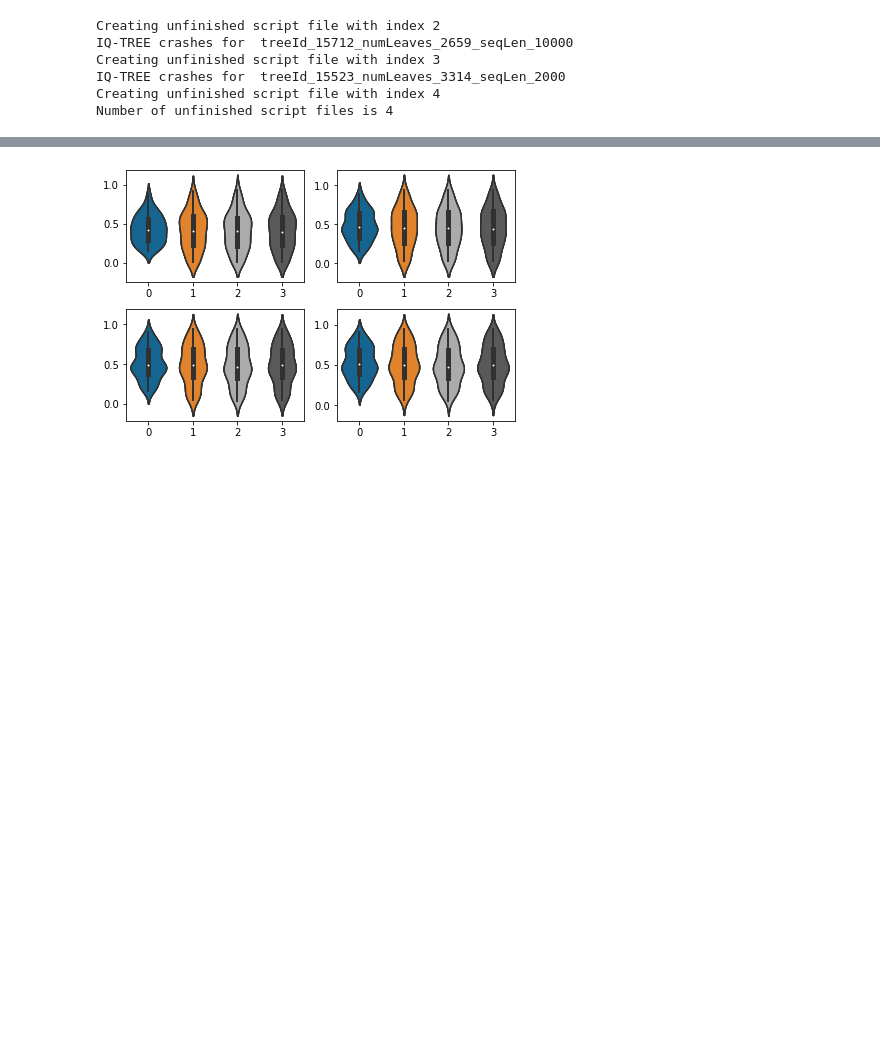
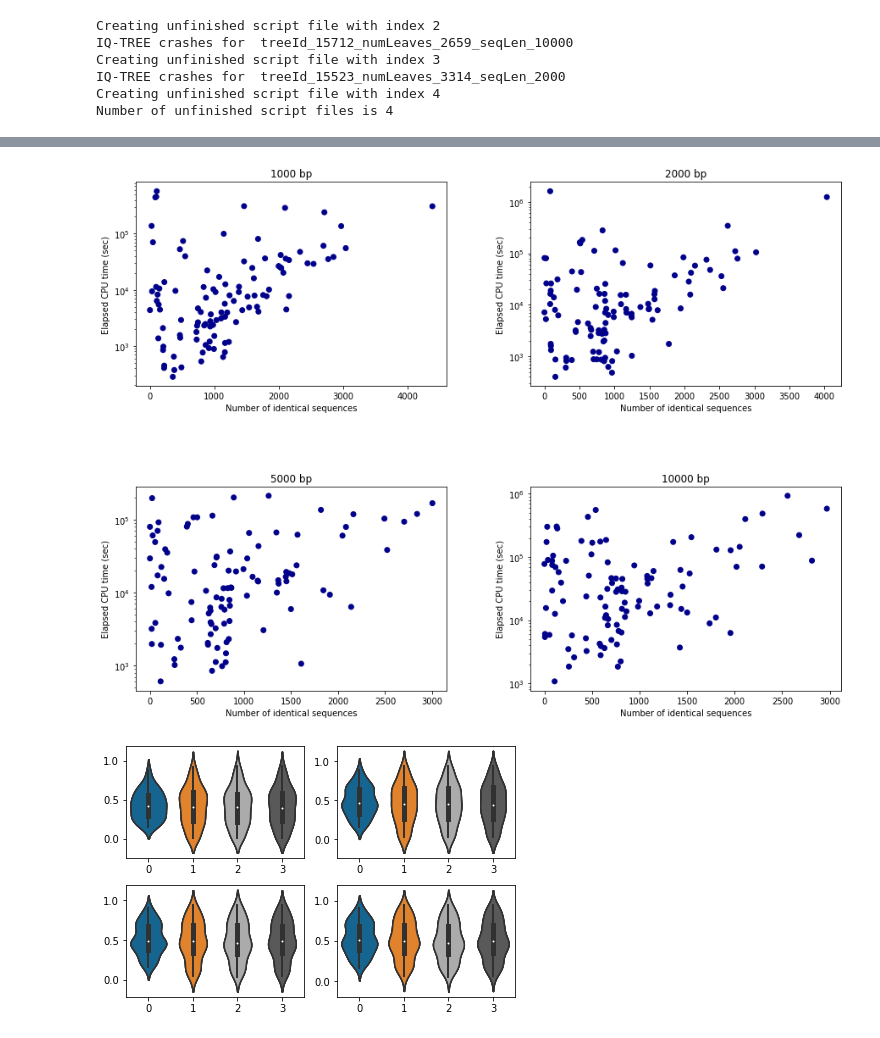
Before and after one commit to prabhavk/mst-backbone-repo, a Jupyter notebook: simulation_results.ipynb, the cells around one changed output, grey strips where cells are left out. Cells and saved outputs as stored; diff of their text form; code cells hidden in the pictures; blank space fills up the shorter version.

```diff
--- a/simulation_results.ipynb
+++ b/simulation_results.ipynb
@@ -522,0 +590,6 @@ log file exists
+# %%
+# correlation of run time vs num identical sequences
+from scipy.stats import pearsonr
+method = "mstbackbone"
+for seq_len in seqlen_list:
+    print ("Correlation for seq_len", seq_len," is ", pearsonr(dupl_seq_seq_len_method[seq_len][method], run_times_seq_len_method[seq_len][method]))
@@ -523,3 +601,77 @@ log file exists
+# %%
+# Plot run times vs num identical sequences
+import matplotlib
+from matplotlib.colors import ListedColormap
+import matplotlib.pyplot as plt
+from matplotlib.rcsetup import cycler
+# cmap = ListedColormap(["darkblue","black","fuchsia","orange"])
+# plt.rcParams['axes.prop_cycle'] = plt.cycler('color', cmap)
+# plt.style.use('tableau-colorblind10')
+import numpy as np
+from math import log
+method = "mstbackbone"
+
+# Fixing random state for reproducibility
+
+fig, ax = plt.subplots(2,2)
+i = 0
+# seq_len = 1000
+
+# method_list = ['fasttree', 'mstbackbone']
+# method_list = ['raxmlng','iqtree','fasttree','mstbackbone']
+# method_list = ['mstbackbone','fasttree','raxmlng','iqtree']
+# method_colors = {}
+
+
+for seq_len in seqlen_list:
+    method_colors = ["darkblue"] * len(dupl_seq_seq_len_method[seq_len][method])
+    # if method == 'fasttree':
+    if seq_len == 1000:
+        # ax_fast.subplot(2, 2, i)
+        ax[0, 0].scatter(dupl_seq_seq_len_method[seq_len][method],run_times_seq_len_method[seq_len][method],label=method,c=method_colors)
+        ax[0, 0].set_title(str(seq_len) + " bp")
+        ax[0, 0].set_xlabel("Number of identical sequences")
+        ax[0, 0].set_ylabel("Elapsed CPU time (sec)")
+        # ax[0, 0].set_xscale("log")
+        ax[0, 0].set_yscale("log")
+    # elif method == 'mstbackbone':
+    elif seq_len == 2000:
+        # ax_mstbackbone.subplot(2, 2, i)
+        ax[0, 1].scatter(dupl_seq_seq_len_method[seq_len][method],run_times_seq_len_method[seq_len][method],label=method,c=method_colors)
+        ax[0, 1].set_title(str(seq_len) + " bp")
+        ax[0, 1].set_xlabel("Number of identical sequences")
+        ax[0, 1].set_ylabel("Elapsed CPU time (sec)")
+        # ax[0, 1].set_xscale("log")
+        ax[0, 1].set_yscale("log")
+    # elif method == 'raxmlng':
+    elif seq_len == 5000:
+        # ax_raxml.subplot(2, 2, i)
+        ax[1, 0].scatter(dupl_seq_seq_len_method[seq_len][method],run_times_seq_len_method[seq_len][method],label=method,c=method_colors)
+        ax[1, 0].set_title(str(seq_len) + " bp")
+        ax[1, 0].set_xlabel("Number of identical sequences")
+        ax[1, 0].set_ylabel("Elapsed CPU time (sec)")
+        # ax[1, 0].set_xscale("log")
+        ax[1, 0].set_yscale("log")
+    # elif method == 'iqtree':
+    elif seq_len == 10000:
+        # ax_iqtree.plot(2, 2, i)
+        ax[1, 1].scatter(dupl_seq_seq_len_method[seq_len][method],run_times_seq_len_method[seq_len][method],label=method,c=method_colors)
+        ax[1, 1].set_title(str(seq_len) + " bp")
+        ax[1, 1].set_xlabel("Number of identical sequences")
+        ax[1, 1].set_ylabel("Elapsed CPU time (sec)")
+        # ax[1, 1].set_xscale("log")
+        ax[1, 1].set_yscale("log")
+# ax.set_yscale("log")
+figures_path = projectPath + "figures/"
+fig.tight_layout(pad=0.04)
+# plt.legend(['MST-backbone (SEM-GMM)','FastTree 2','RAxML-NG', 'IQ-TREE 2'], bbox_to_anchor=(1.6,2.2), loc ="lower right", frameon=False)
+fig.set_size_inches(13, 10)
+plt.savefig(figures_path+"grove_scalability_mstb_dupl_seq.eps", dpi=100,bbox_inches='tight')
+plt.savefig(figures_path+"grove_scalability_mstb_dupl_seq.png", dpi=100,bbox_inches='tight')
+# plt.show()
+# plt.show()
+# %% [output]
+[figure, added]
 # %%
 # Store (Precision, Recall, RF) x (Rooted, Unrooted) x (FastTree, MST-backbone, RAxML-NG, IQ-TREE) x (1000, 2000, 5000, 10000)
 recall_rooted_seq_len_method = {}
```
Also changed, not shown: parts of 10 cells of this notebook, 33 other files.
